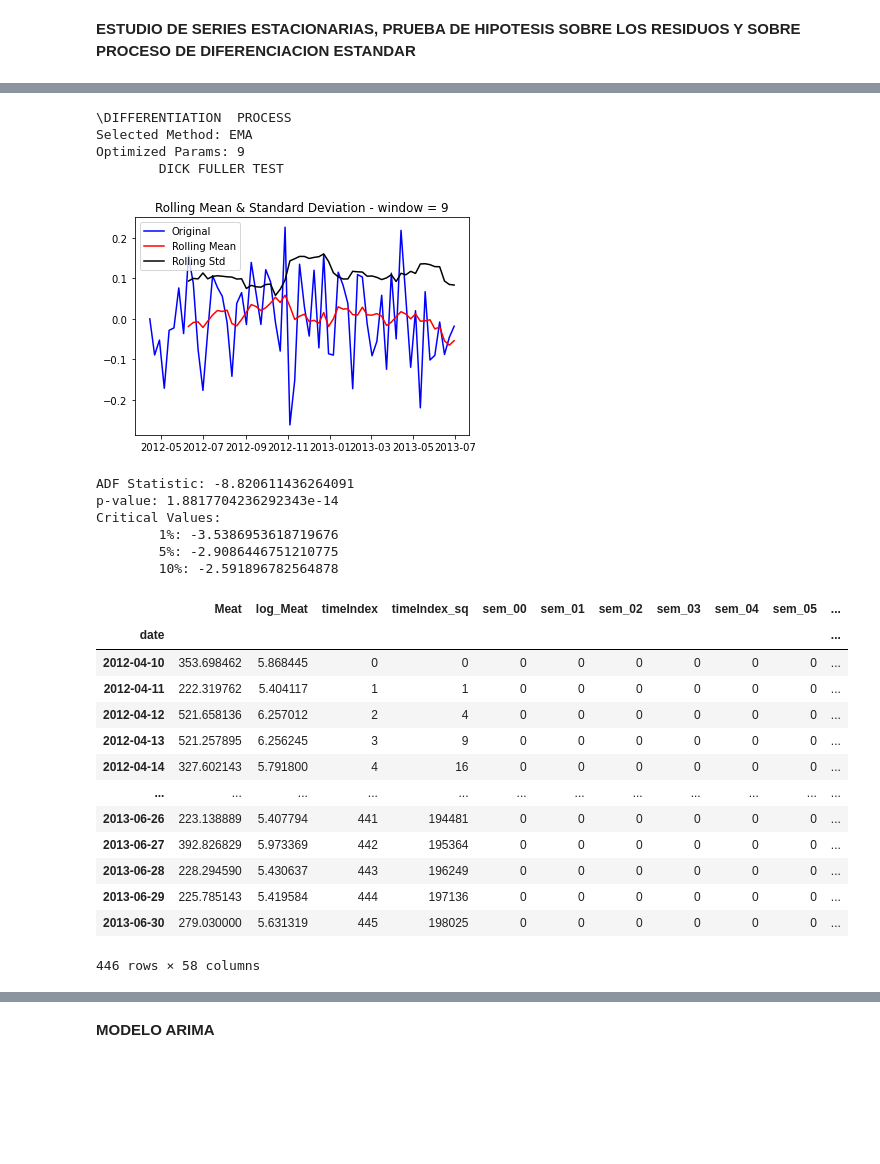
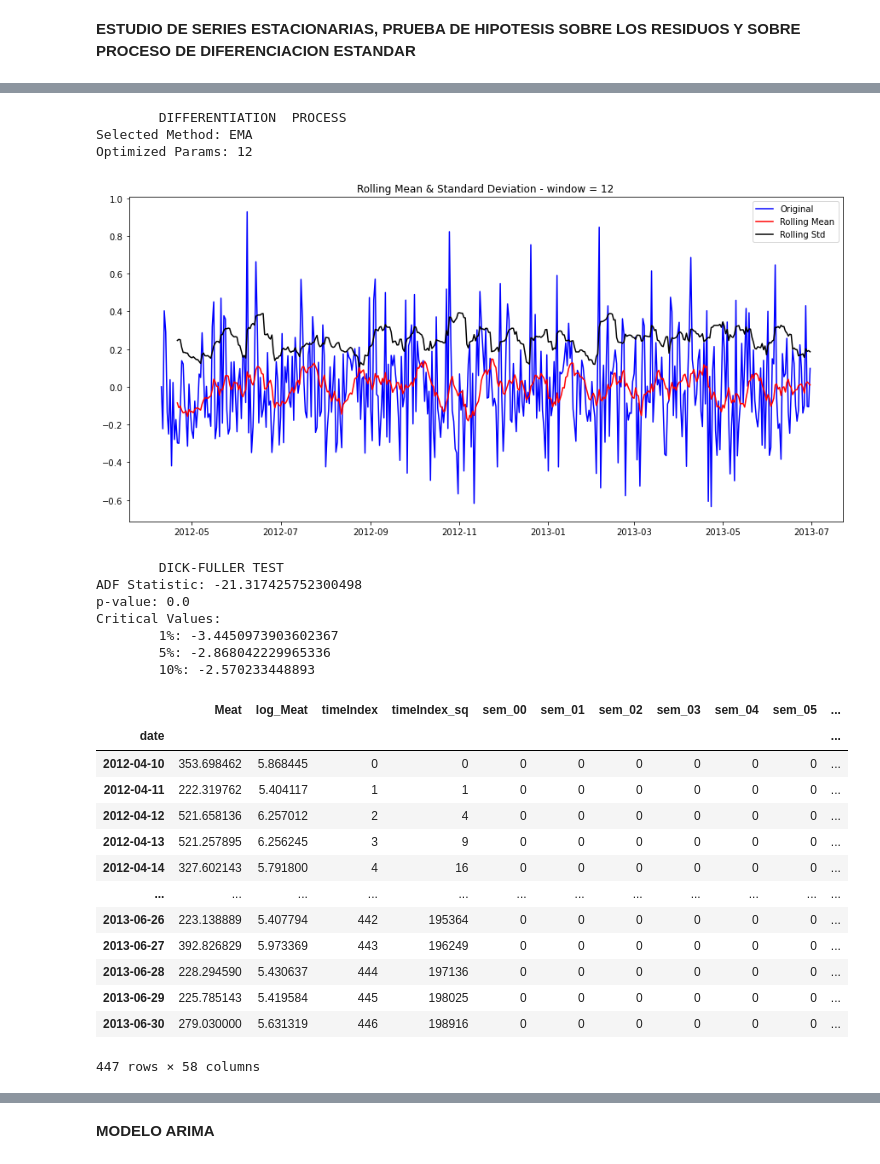
Before and after one commit to AgustinSt1990/tp_final, a Jupyter notebook: TP_FINAL_Machine_Learning.ipynb, the cells around one changed output, grey strips where cells are left out. Drawn from its saved outputs; the diff is of its cells as text; code cells hidden in the pictures; blank space fills up the shorter version.

```diff
--- a/TP_FINAL_Machine_Learning.ipynb
+++ b/TP_FINAL_Machine_Learning.ipynb
@@ -64,7 +69,8 @@ Version de diseño en 14/6/2022
 # %%
-logger.info('{}) STARTING PROGRAM'.format(x_en('log_ML')))
-df = SmartSeries.load_dataset('df_targets.csv', freq='D', dropnan=True)
+file_name = 'df_targets.csv'
 
+df = SmartSeries.load_dataset(file_name, freq='D', dropnan=False, fillnan=True)
+logger.info('{}) LOADING FUNCTION: load_dataset(): se carga el dataset llamado "{}"'.format(x(), file_name))
 
 display (df)
 print (df.index)
@@ -115,8 +130,7 @@ vectores = {}
 for elemento in labels_category:
     vector.create(elemento)
     vector.treatment()
-    vectores[elemento] = pd.concat([vector.vector, pd.get_dummies(pd.Series([i.strftime('%U') for i in vector.vector.index], index=vector.vector.index), prefix='sem')], axis=1)
-
-resultados = {}
+    vector.dummy('W')
+    vectores[elemento] = vector.vector
 # %% [output]
 Serie de tiempo: date
@@ -188,17 +201,17 @@ NameError: name 'error' is not defined
 # %%
-diferenciacion = arima.test_stationarity(muestra.resample('W').sum())
+diferenciacion = arima.test_stationarity(muestra)#.iloc[:,0].resample('2d').sum())
 # %% [output]
-\DIFFERENTIATION  PROCESS
+        DIFFERENTIATION  PROCESS
 Selected Method: EMA
-Optimized Params: 9
-        DICK FULLER TEST
+Optimized Params: 12
-[figure, old version]
+[figure, new version]
-ADF Statistic: -8.820611436264091
-p-value: 1.8817704236292343e-14
+        DICK-FULLER TEST
+ADF Statistic: -21.317425752300498
+p-value: 0.0
 Critical Values:
-        1%: -3.5386953618719676
-        5%: -2.9086446751210775
-        10%: -2.591896782564878
+        1%: -3.4450973903602367
+        5%: -2.868042229965336
+        10%: -2.570233448893
 # %%
 muestra
 # %% [output]
@@ -210,12 +223,12 @@ muestra
 | 2012-04-13 | 521.257895 | 6.256245 | 3 | 9 | 0 | 0 | 0 | 0 | 0 | 0 | ... |
 | 2012-04-14 | 327.602143 | 5.791800 | 4 | 16 | 0 | 0 | 0 | 0 | 0 | 0 | ... |
 | ... | ... | ... | ... | ... | ... | ... | ... | ... | ... | ... | ... |
-| 2013-06-26 | 223.138889 | 5.407794 | 441 | 194481 | 0 | 0 | 0 | 0 | 0 | 0 | ... |
-| 2013-06-27 | 392.826829 | 5.973369 | 442 | 195364 | 0 | 0 | 0 | 0 | 0 | 0 | ... |
-| 2013-06-28 | 228.294590 | 5.430637 | 443 | 196249 | 0 | 0 | 0 | 0 | 0 | 0 | ... |
-| 2013-06-29 | 225.785143 | 5.419584 | 444 | 197136 | 0 | 0 | 0 | 0 | 0 | 0 | ... |
-| 2013-06-30 | 279.030000 | 5.631319 | 445 | 198025 | 0 | 0 | 0 | 0 | 0 | 0 | ... |
+| 2013-06-26 | 223.138889 | 5.407794 | 442 | 195364 | 0 | 0 | 0 | 0 | 0 | 0 | ... |
+| 2013-06-27 | 392.826829 | 5.973369 | 443 | 196249 | 0 | 0 | 0 | 0 | 0 | 0 | ... |
+| 2013-06-28 | 228.294590 | 5.430637 | 444 | 197136 | 0 | 0 | 0 | 0 | 0 | 0 | ... |
+| 2013-06-29 | 225.785143 | 5.419584 | 445 | 198025 | 0 | 0 | 0 | 0 | 0 | 0 | ... |
+| 2013-06-30 | 279.030000 | 5.631319 | 446 | 198916 | 0 | 0 | 0 | 0 | 0 | 0 | ... |
-446 rows × 58 columns
+447 rows × 58 columns
 # %%
 arima.params_set_plot(muestra['log_Meat'])
 # %% [output]
```
Also changed, not shown: parts of 19 cells of this notebook, 4 other files.
